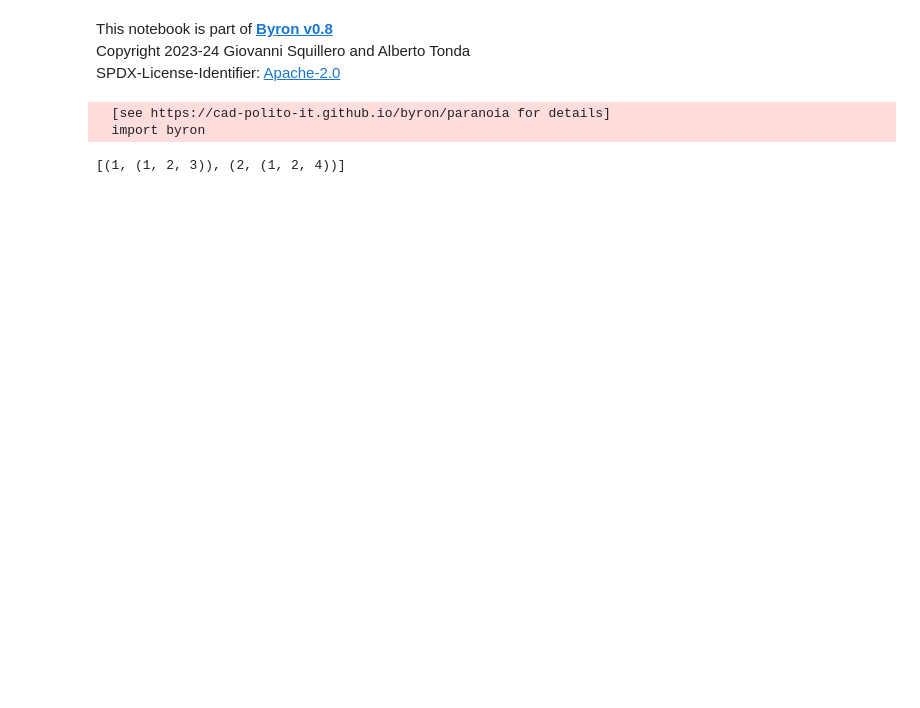
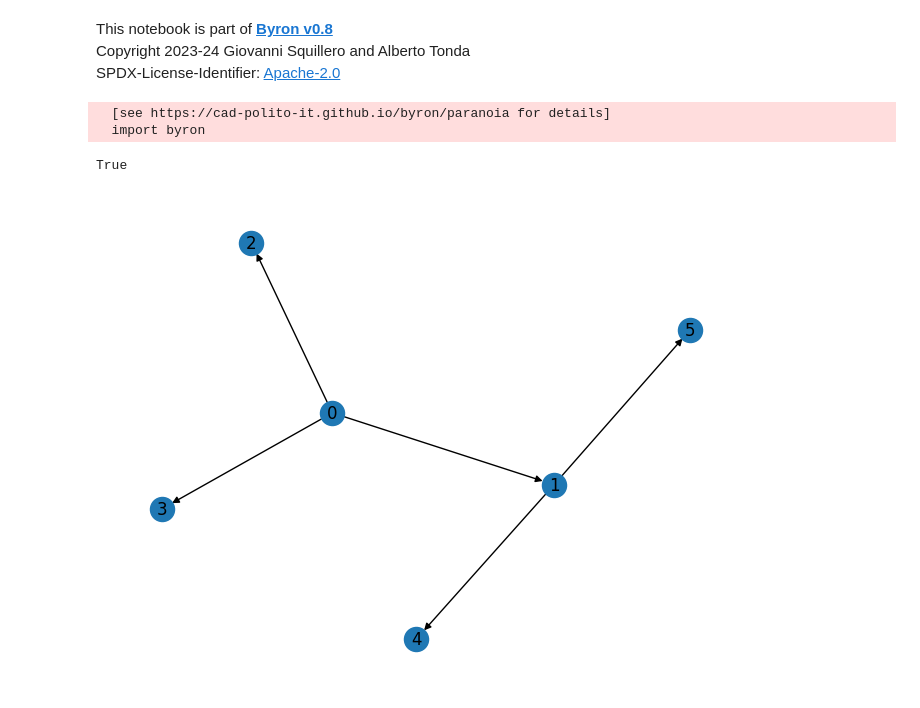
Before and after one commit to squillero/byron, a Jupyter notebook: _experiments/g.ipynb, the cells around one changed output. Drawn from its saved outputs; the diff is of its cells as text; code cells hidden in the pictures; blank space fills up the shorter version.

```diff
--- a/_experiments/g.ipynb
+++ b/_experiments/g.ipynb
@@ -12,10 +9,0 @@ candidates = [(1, (1, 2, 3)), (2, (1, 2, 4)), (3, (1, 2, 3)), (4, (1, 2, 4))]
-# %%
-p = set()
-heads = list()
-for e in sorted(candidates, key=lambda e: e[1]):
-    if e[1] not in p:
-        heads.append(e)
-        p.add(e[1])
-heads
-# %% [output]
-[(1, (1, 2, 3)), (2, (1, 2, 4))]
@@ -21,0 +12,9 @@ heads
+# %%
+G = nx.DiGraph()
+G.add_edges_from([(0, 1), (0, 2), (0, 3), (1, 4), (1, 5)])
+
+nx.draw(G, with_labels=True)
+nx.is_arborescence(G),
+# %% [output]
+True
+[figure, added]
```
Also changed, not shown: parts of 4 cells of this notebook, 9 other files.
